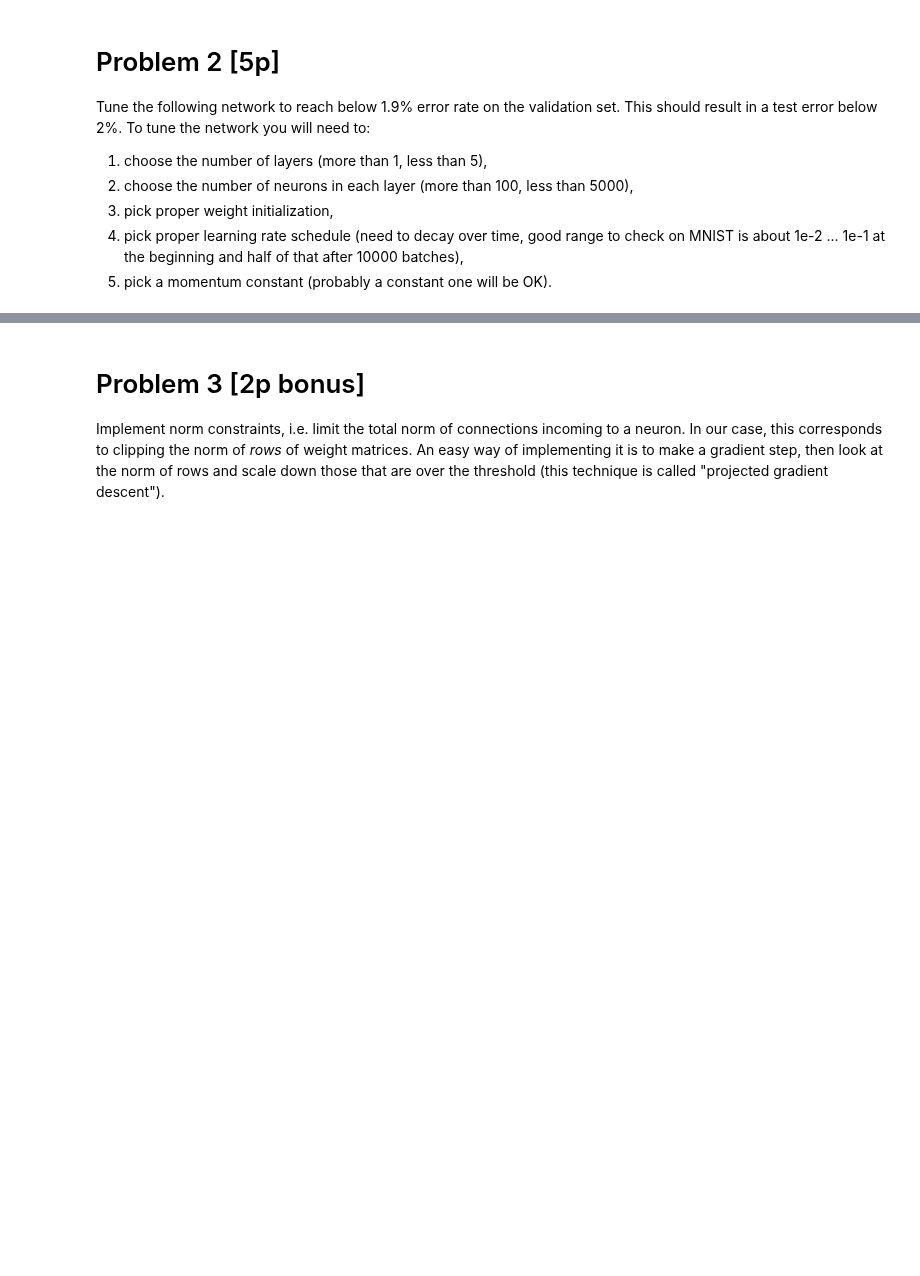
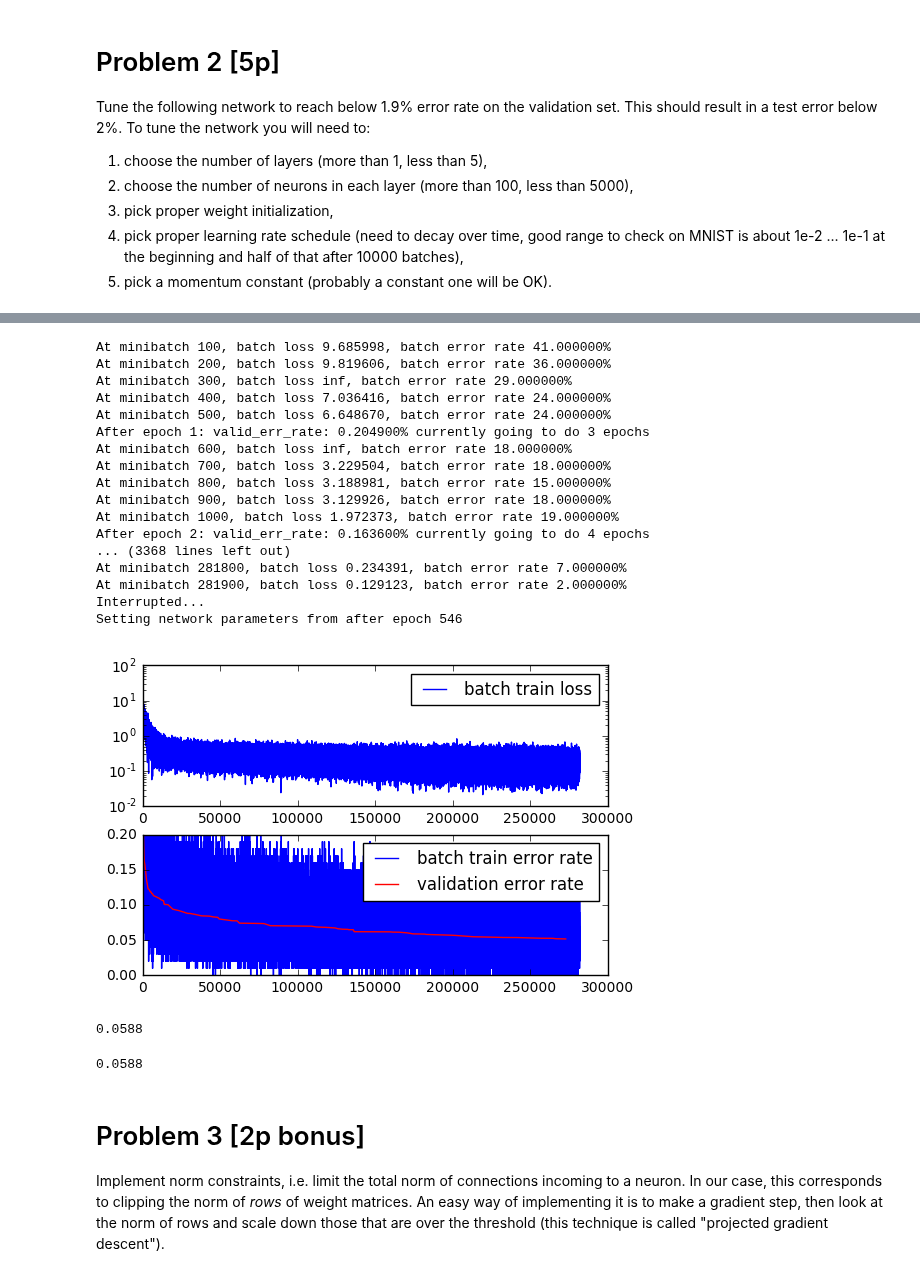
Before and after one commit to sequba/nn_assignments, a Jupyter notebook: assignment5/Assignment5.ipynb, the cells around one changed output, grey strips where cells are left out. Saved outputs shown, nothing was run; the diff lists cells and outputs as text; code cells hidden in the pictures; blank space fills up the shorter version.

```diff
--- a/assignment5/Assignment5.ipynb
+++ b/assignment5/Assignment5.ipynb
@@ -151,7 +151,7 @@ class AffineLayer(Layer):
             # network parameters: a) initialize weight matrices with small random
             # numbers (eg. drawn from N(0, 0.2) ), b) initialize bias
             # vectors with zeros.
-            weight_init = IsotropicGaussian(std=0.2, mean=0.0)
+            weight_init = IsotropicGaussian(std=0.36, mean=0.0)
         if bias_init is None:
             bias_init = Constant(0.0)
 
@@ -431,7 +431,8 @@ def SGD(net, train_stream, validation_stream, test_stream,
         momentum=0.5,
         regularization=0.01,
         initial_learning_rate=5e-2,
-        learning_rate_schedule=1e6):
+        learning_rate_schedule=1e6,
+        patience_expansion = 1.5):
     i=0
     e=0
 
@@ -447,8 +448,6 @@ def SGD(net, train_stream, validation_stream, test_stream,
     validation_errors = []
 
     number_of_epochs = 3
-#    patience_expansion = 1.5
-    patience_expansion = 0.7
 
     try:
         while e < number_of_epochs: #This loop goes over epochs
@@ -461,11 +460,11 @@ def SGD(net, train_stream, validation_stream, test_stream,
                 train_loss.append((i,L))
                 train_erros.append((i,err_rate))
                 if i % 100 == 0:
-                    pass #print "At minibatch %d, batch loss %f, batch error rate %f%%" % (i, L, err_rate*100)
+                    print "At minibatch %d, batch loss %f, batch error rate %f%%" % (i, L, err_rate*100)
                 for P, V, G, N in zip(net.parameters, velocities, gradients, net.parameter_names):
                     if N=='W':
                         # implement the weight decay addition to gradient
-                        G -= regularization
+                        G += regularization
 
                     # set a learning rate
                     learning_rate = initial_learning_rate*learning_rate_schedule/max(i,learning_rate_schedule)
@@ -485,14 +484,14 @@ def SGD(net, train_stream, validation_stream, test_stream,
                 best_params = deepcopy(net.parameters)
                 best_params_epoch = e
                 validation_errors.append((i,val_error_rate))
-#            print "After epoch %d: valid_err_rate: %f%% currently going to do %d epochs" %(e, val_error_rate, number_of_epochs)
+            print "After epoch %d: valid_err_rate: %f%% currently going to do %d epochs" %(e, val_error_rate, number_of_epochs)
 
     except KeyboardInterrupt:
-        pass #print("Interrupted...")
+        print("Interrupted...")
     finally:
-#        print "Setting network parameters from after epoch %d" %(best_params_epoch)
+        print "Setting network parameters from after epoch %d" %(best_params_epoch)
         net.parameters = best_params
-'''
+
         subplot(2,1,1)
         train_loss = np.array(train_loss)
         semilogy(train_loss[:,0], train_loss[:,1], label='batch train loss')
@@ -505,4 +504,3 @@ def SGD(net, train_stream, validation_stream, test_stream,
         plot(validation_errors[:,0], validation_errors[:,1], label='validation error rate', color='r')
         ylim(0,0.2)
         legend()
-'''
@@ -584,0 +600,34 @@ np.vstack([param_space, err_rate])
+# %%
+# pretty nice results:
+
+#(momentum, reg, lr_initial, lr_schedule, err_rate) = report[sorted[1], :]
+#(momentum, reg, lr_initial, lr_schedule) = (0.62399999969999997, 1e-08, 0.1, 2811706.625)
+#(6.93333333e-01, 1.00000000e-08, 1.00000000e-01, 5.62341325e+06/2, 6.13000000e-02)
+(momentum, reg, lr_initial, lr_schedule, err_rate) = [  9.90000000e-01,   2.15443469e-04,   1.33352143e-03, 3.16227766e+04 * 4,   1.48500000e-01]
+
+net.reset()
+SGD(net, mnist_train_stream, mnist_validation_stream, mnist_test_stream, momentum, reg, lr_initial, lr_schedule)
+best_sofar = compute_error_rate(net, mnist_test_stream)
+# %% [output]
+At minibatch 100, batch loss 9.685998, batch error rate 41.000000%
+At minibatch 200, batch loss 9.819606, batch error rate 36.000000%
+At minibatch 300, batch loss inf, batch error rate 29.000000%
+At minibatch 400, batch loss 7.036416, batch error rate 24.000000%
+At minibatch 500, batch loss 6.648670, batch error rate 24.000000%
+After epoch 1: valid_err_rate: 0.204900% currently going to do 3 epochs
+At minibatch 600, batch loss inf, batch error rate 18.000000%
+At minibatch 700, batch loss 3.229504, batch error rate 18.000000%
+At minibatch 800, batch loss 3.188981, batch error rate 15.000000%
+At minibatch 900, batch loss 3.129926, batch error rate 18.000000%
+At minibatch 1000, batch loss 1.972373, batch error rate 19.000000%
+After epoch 2: valid_err_rate: 0.163600% currently going to do 4 epochs
+... (3368 lines left out)
+At minibatch 281800, batch loss 0.234391, batch error rate 7.000000%
+At minibatch 281900, batch loss 0.129123, batch error rate 2.000000%
+Interrupted...
+Setting network parameters from after epoch 546
+[figure, added]
+# %%
+best_sofar
+# %% [output]
+0.0588
@@ -585,3 +707,7 @@ np.vstack([param_space, err_rate])
+# %%
+compute_error_rate(net, mnist_test_stream)
+# %% [output]
+0.0588
 # %% [markdown]
 # Problem 3 [2p bonus]
 
```
Also changed, not shown: parts of 13 cells of this notebook.
